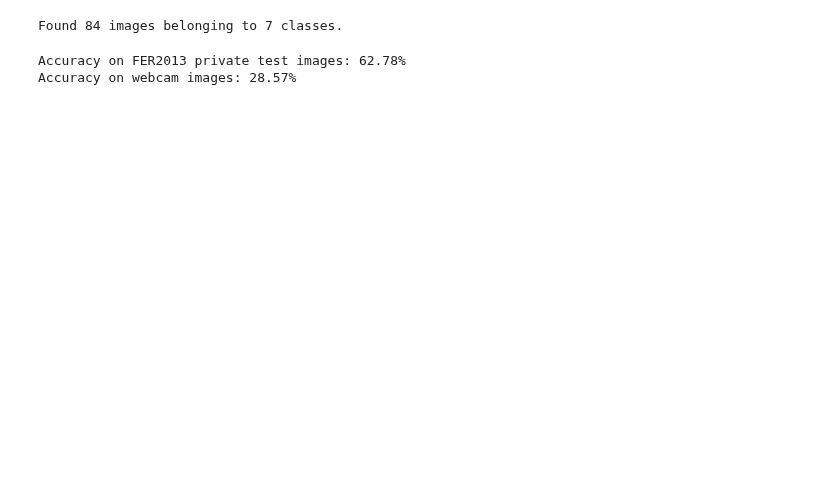
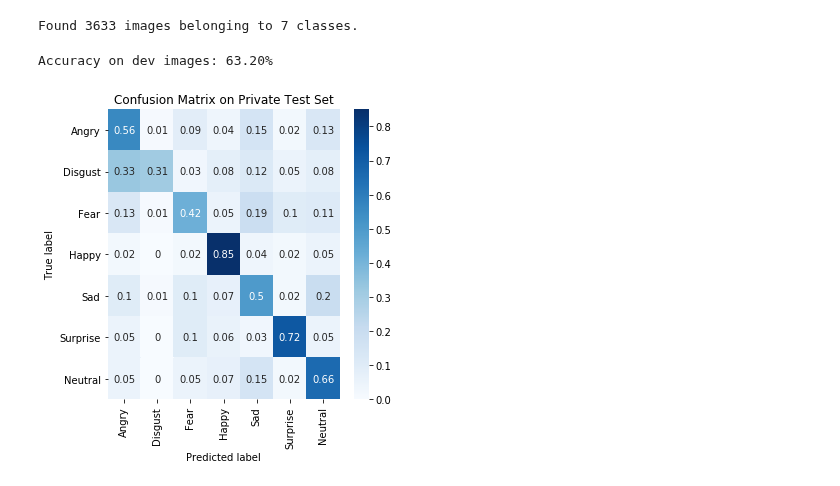
Before and after one commit to amilkh/cs230-fer, a Jupyter notebook: fer2013.ipynb, the cells around one changed output. Cells and saved outputs as stored; diff of their text form; code cells hidden in the pictures; blank space fills up the shorter version.

Commit message:
imported h5 file and make confusion matrix

```diff
--- a/fer2013.ipynb
+++ b/fer2013.ipynb
@@ -29,35 +55,54 @@ X_test = X_test/255.0 # normalize to 0.0-1.0
+# %%
+def get_datagen(dataset):
+    return ImageDataGenerator().flow_from_directory(
+              dataset,
+              target_size=(48, 48),
+              color_mode='grayscale',
+              shuffle = True,
+              class_mode='categorical',
+              batch_size=128)
+# %%
+from skimage import io, transform
+
+X_dev_gen    = get_datagen('/content/dev')
+
+X_dev = np.zeros((len(X_dev_gen.filepaths), 48, 48, 1))
+Y_dev = np.zeros((len(X_dev_gen.filepaths), 7))
+for i in range(0,len(X_dev_gen.filepaths)):
+  x = io.imread(X_dev_gen.filepaths[i], as_gray=True)
+  X_dev[i,:] = transform.resize(x, (48,48,1))
+  Y_dev[i,X_dev_gen.classes[i]] = 1
+# %% [output]
+Found 3633 images belonging to 7 classes.
 # %%
-from keras.models import load_model
-model = load_model('/content/drive/My Drive/cs230 project/models/soa-SGD_LR_0.01000-EPOCHS_100-BS_128-DROPOUT_0.5.h5') #64%
+model = load_model('/content/drive/My Drive/cs230 project/models/webcam-SGD_LR_0.01000-EPOCHS_50-BS_128-DROPOUT_0.4test_acc_0.569.h5')
-# %%
-y_pred_test = model.predict(X_test).argmax(axis=1)
-
-from tensorflow.keras.preprocessing.image import ImageDataGenerator
-test_datagen = ImageDataGenerator(rescale=1./255)
-
-test_generator = test_datagen.flow_from_directory(
-        '/content/drive/My Drive/cs230 project/webcam images',
-        target_size=(48, 48),
-        color_mode='grayscale',
-        shuffle = False,
-        class_mode='categorical',
-        batch_size=1)
-
-y_pred_webcam = model.predict_generator(test_generator, steps=len(test_generator.filenames)).argmax(axis=1)
-y_true_webcam = test_generator.classes
-# %% [output]
-Found 84 images belonging to 7 classes.
-# %%
-incorrect_test = np.count_nonzero(y_pred_test-y_test)
-incorrect_webcam = np.count_nonzero(y_true_webcam-y_pred_webcam)
-
-print("Accuracy on FER2013 private test images: {:.2%}".format(1.0 - incorrect_test/len(y_test)))
-print("Accuracy on webcam images: {:.2%}".format(1.0 - incorrect_webcam/len(y_pred_webcam)))
-# %% [output]
-Accuracy on FER2013 private test images: 62.78%
-Accuracy on webcam images: 28.57%
+# %%
+# TODO: subtract probabilities?
+y_pred = model.predict(X_dev).argmax(axis=1)
+y_true = Y_dev.argmax(axis=1)
+# %%
+incorrect = np.count_nonzero(y_pred-y_true)
+print("Accuracy on dev images: {:.2%}".format(1.0 - incorrect/len(y_true)))
+# %% [output]
+Accuracy on dev images: 63.20%
 # %%
 from sklearn.metrics import confusion_matrix
 from seaborn import heatmap
 
 emotions = {0:'Angry', 1:'Disgust', 2:'Fear', 3:'Happy', 4:'Sad', 5:'Surprise', 6:'Neutral'}
+
+cmat_df_test=pd.DataFrame(
+  confusion_matrix(y_true, y_pred, normalize='true').round(2),
+  index=emotions.values(),
+  columns=emotions.values()
+  )
+
+plt.figure(figsize=(5,5))
+heatmap(cmat_df_test,annot=True,cmap=plt.cm.Blues)
+plt.tight_layout()
+plt.title('Confusion Matrix on Private Test Set')
+plt.ylabel('True label')
+plt.xlabel('Predicted label')
+plt.show()
+# %% [output]
+[figure, added]
```
Also changed, not shown: parts of 10 cells of this notebook.
